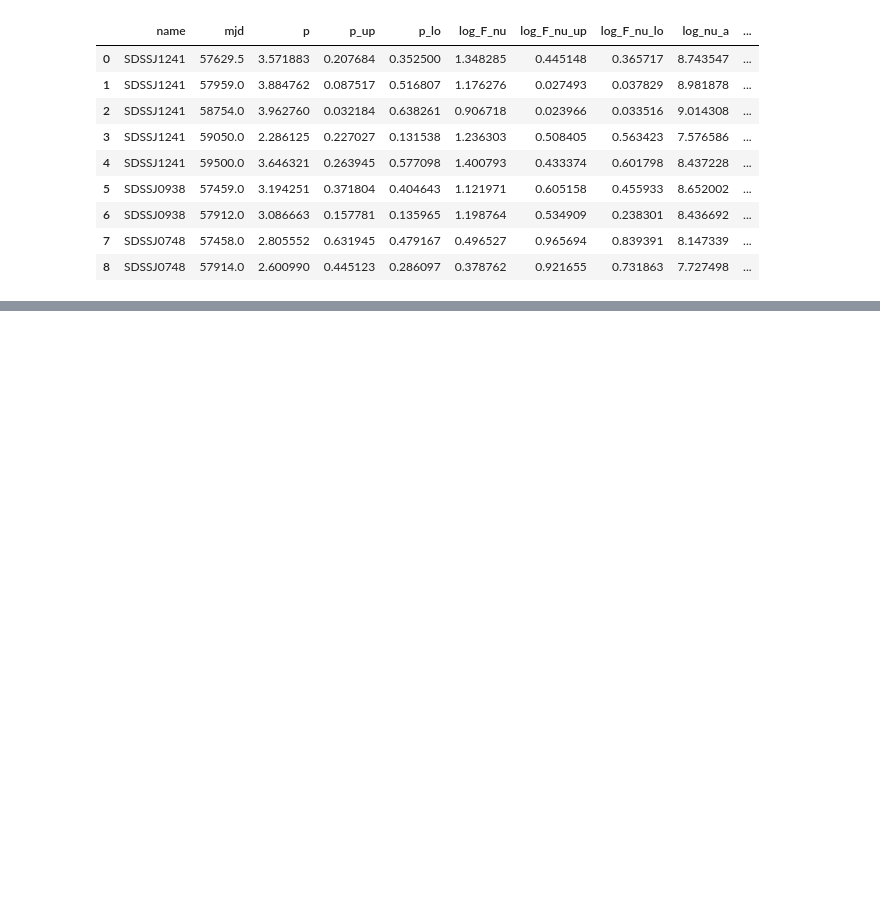
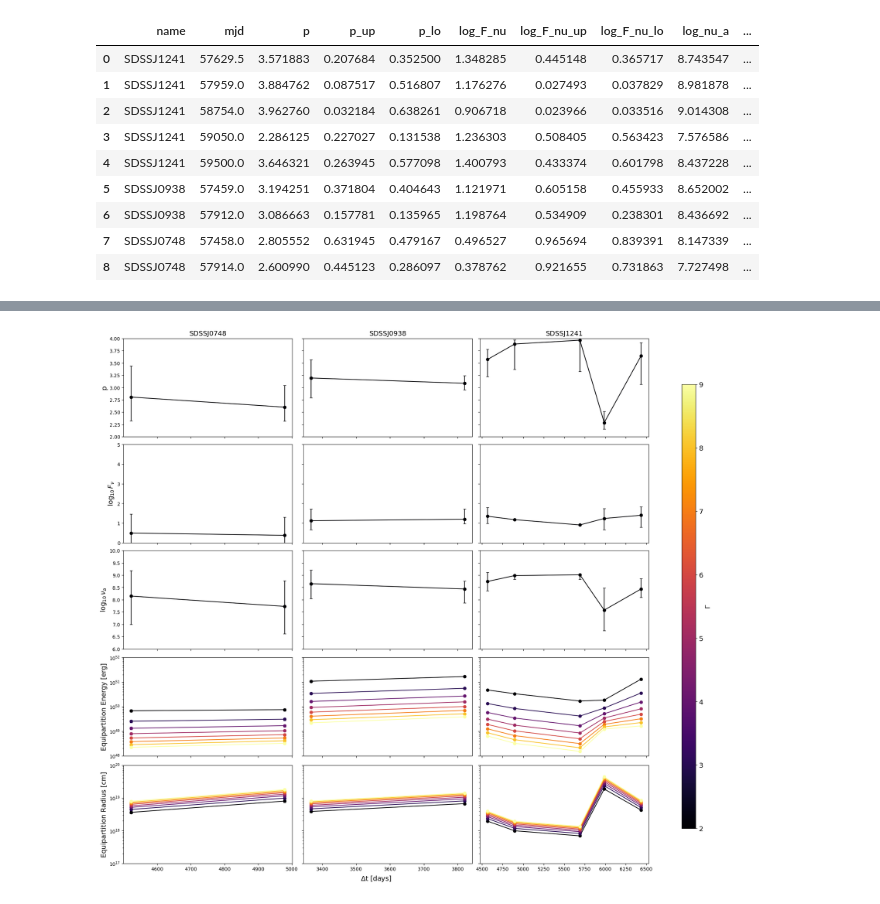
Before and after one commit to noahfranz13/radio-ecle, a Jupyter notebook: radio-model-analysis.ipynb, the cells around one changed output, grey strips where cells are left out. Cells and saved outputs as stored; diff of their text form; code cells hidden in the pictures; blank space fills up the shorter version.

Commit message:
bootstrap with the fitting results for the equipartition analysis

```diff
--- a/radio-model-analysis.ipynb
+++ b/radio-model-analysis.ipynb
@@ -113,7 +112,7 @@ redshift = dict(
     SDSSJ0748 = db.get_meta(names="SDSS_J0748", query_private=True)[0].get_redshift()
 )
 
-disc_date = redshift = dict(
+disc_date = dict(
     SDSSJ1241 = db.get_meta(names="SDSS_J1241", query_private=True)[0].get_discovery_date().mjd,
     SDSSJ0938 = db.get_meta(names="SDSS_J0938", query_private=True)[0].get_discovery_date().mjd,
     SDSSJ0748 = db.get_meta(names="SDSS_J0748", query_private=True)[0].get_discovery_date().mjd
@@ -128,9 +127,9 @@ lum_dist = dict(
 for name, z in redshift.items():
     lum_dist[name] = cosmo.luminosity_distance(z).to("cm").value
 
-res['z'] = res.name.map(redshift)
-res["lum_dist"] = res.name.map(lum_dist)
-res["disc_date"] = res.name.map(disc_date)
+res['z'] = res.name.map(redshift).astype(float)
+res["lum_dist"] = res.name.map(lum_dist).astype(float)
+res["disc_date"] = res.name.map(disc_date).astype(float)
 
 res["dt"] = res.mjd.astype(float) - res.disc_date
 
@@ -146,11 +145,3 @@ res
 | 6 | SDSSJ0938 | 57912.0 | 3.086663 | 0.157781 | 0.135965 | 1.198764 | 0.534909 | 0.238301 | 8.436692 | ... |
 | 7 | SDSSJ0748 | 57458.0 | 2.805552 | 0.631945 | 0.479167 | 0.496527 | 0.965694 | 0.839391 | 8.147339 | ... |
 | 8 | SDSSJ0748 | 57914.0 | 2.600990 | 0.445123 | 0.286097 | 0.378762 | 0.921655 | 0.731863 | 7.727498 | ... |
-# %%
-# do the actual equipartition analysis
-
-res["Req"] = syncfit.analysis.Req(10**res.log_F_nu, res.lum_dist, 10**res.log_nu_a, 10**res.log_nu_a, res.z, res.dt)
-res["Gamma"] = syncfit.analysis.lagrange_factor(10**res.log_F_nu, res.lum_dist, 10**res.log_nu_a, 10**res.log_nu_a, res.z, res.dt)
-res["Eeq"] = syncfit.analysis.Eeq(10**res.log_F_nu, res.lum_dist, 10**res.log_nu_a, 10**res.log_nu_a, res.z, res.dt)
-
-res
@@ -202,0 +306,76 @@ fig.savefig("equipartition-results.png")
+# %%
+fig, axs = plt.subplots(5,3, sharex="col", sharey="row", figsize=(16,16), layout="constrained")
+
+
+keys = {
+    "p" : "p",
+    "log_F_nu": r"$\log_{10} F_{\nu}$",
+    "log_nu_a": r"$\log_{10} \nu_a$",
+    "Eeq" : "Equipartition Energy [erg]",
+    "Req" : "Equipartition Radius [cm]",
+    # "Gamma" : r"$\Gamma$"
+}
+
+ranges = {
+    "Eeq" : (1e48, 1e52),
+    "Req" : (1e17, 1e20),
+    "p": (2,4),
+    "log_F_nu": (0,5),
+    "log_nu_a": (6,10)
+    # "Gamma" : (1e1, 1e3)
+}
+
+colorbar_keys = {"Eeq", "Req"}
+
+gammas = result_df.Gamma.unique()
+n_lines = len(list(gammas))
+cmap = mpl.colormaps['inferno']
+colors = cmap(np.linspace(0,1,n_lines))
+
+xvar = "dt"
+
+label_fs = 14
+
+for jj, (c, (gamma, df)) in enumerate(zip(colors, result_df.groupby("Gamma"))):
+    for ii, (ax1d, (key, label)) in enumerate(zip(axs, keys.items())):
+        ax1d[0].set_ylabel(label, fontsize=label_fs)
+        for ax, (name, grp) in zip(ax1d, df.groupby("name")):
+            if key in colorbar_keys:
+                cplot = c
+            elif jj > 0:
+                continue # we can skip these keys the 2nd-nth time
+            else:
+                cplot = 'k'
+
+            ax.errorbar(
+                grp[xvar],
+                grp[key],
+                yerr=(grp[key+"_lo"], grp[key+"_up"]),
+                marker='o',
+                linestyle='-',
+                color=c,
+                capsize=3
+            )
+            if not ii:
+                ax.set_title(f"{name}", fontsize=label_fs)
+
+            ax.set_ylim(*ranges[key])
+            # ax.set_xscale("log")
+
+axs[-1][0].set_yscale("log")
+axs[-2][0].set_yscale("log")
+
+cax = plt.axes((1.05, 0.1, 0.025, 0.8))
+cbar = fig.colorbar(
+    mpl.cm.ScalarMappable(cmap=cmap, norm=None),
+    cax=cax,
+    ticks=np.linspace(0, 1, len(gammas)),
+)
+cbar.ax.set_ylabel(r"$\Gamma$", fontsize=label_fs)
+cbar.ax.set_yticklabels(list(gammas), fontsize=label_fs)
+
+fig.supxlabel(r"$\Delta$t [days]", fontsize=label_fs)
+
+fig.savefig("equipartition-results-bootstrap.png", bbox_inches="tight")
+# %% [output]
+[figure, added]
```
Also changed, not shown: parts of 7 cells of this notebook, 5 other files.
